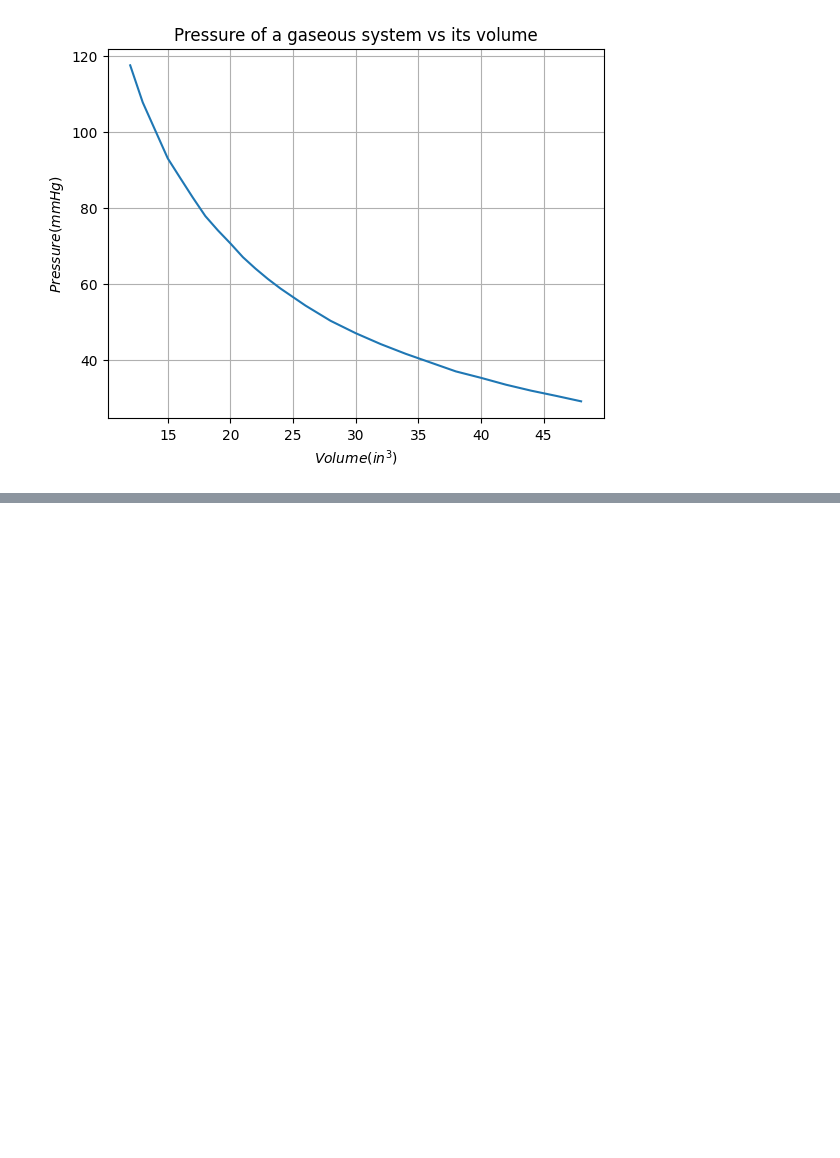
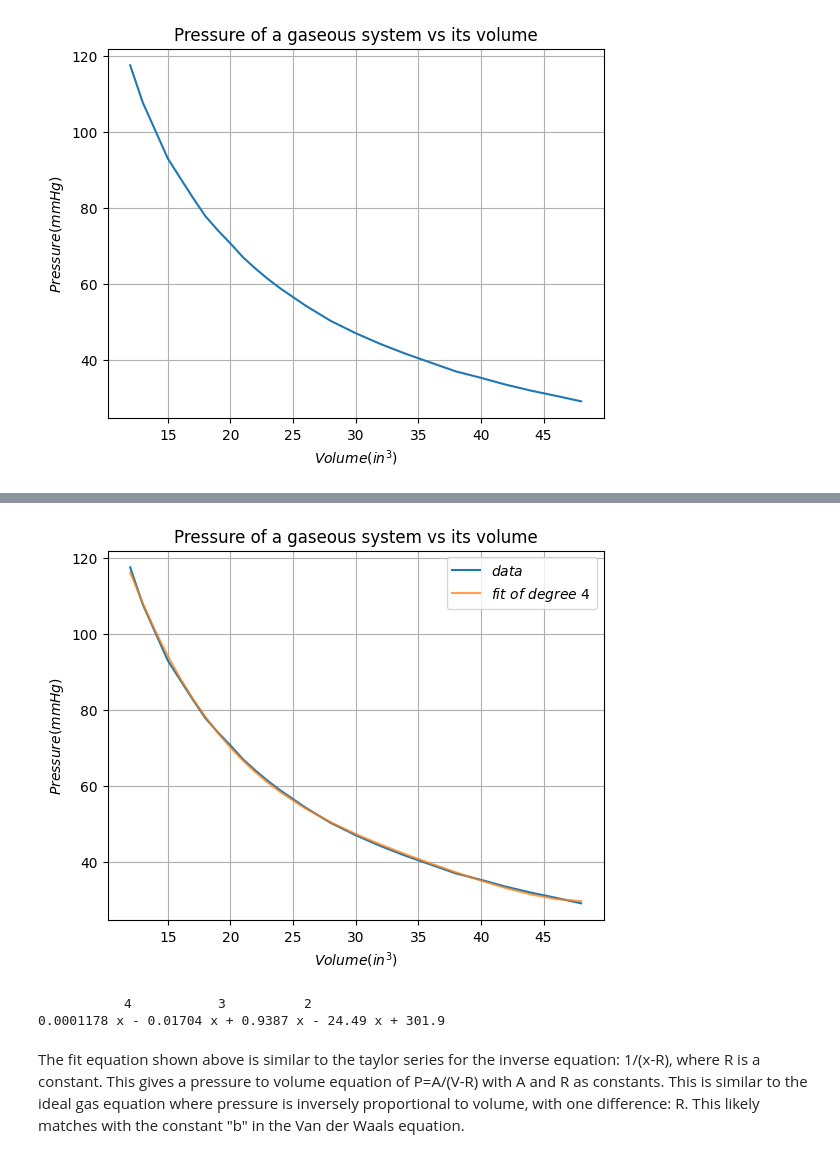
Before and after one commit to JMsuya/comp-prob-solv, a Jupyter notebook: homework-1-1.ipynb, the cells around one changed output, grey strips where cells are left out. Saved outputs shown, nothing was run; the diff lists cells and outputs as text; code cells hidden in the pictures; blank space fills up the shorter version.

```diff
--- a/homework-1-1.ipynb
+++ b/homework-1-1.ipynb
@@ -64,0 +79,19 @@ plt.show()
+# %%
+plt.plot(data.Volume,data.Pressure, label="$data$")
+plt.plot(data.Volume,fx(data.Volume), label=r"$fit\ of\ degree\ 4$", alpha=.75)
+plt.xlabel("$Volume (in^3)$")
+plt.ylabel("$Pressure (mmHg)$")
+plt.title("Pressure of a gaseous system vs its volume")
+plt.legend()
+plt.grid(True)
+plt.show()
+# %% [output]
+[figure, added]
+# %%
+# the 4th degree fit will be analyzed in the following sections
+print(np.poly1d(fit_4))
+# %% [output]
+           4           3          2
+0.0001178 x - 0.01704 x + 0.9387 x - 24.49 x + 301.9
+# %% [markdown]
+The fit equation shown above is similar to the taylor series for the inverse equation: 1/(x-R), where R is a constant. This gives a pressure to volume equation of P=A/(V-R) with A and R as constants. This is similar to the ideal gas equation where pressure is inversely proportional to volume, with one difference: R. This likely matches with the constant "b" in the Van der Waals equation.
```
Also changed, not shown: parts of 10 cells of this notebook.
